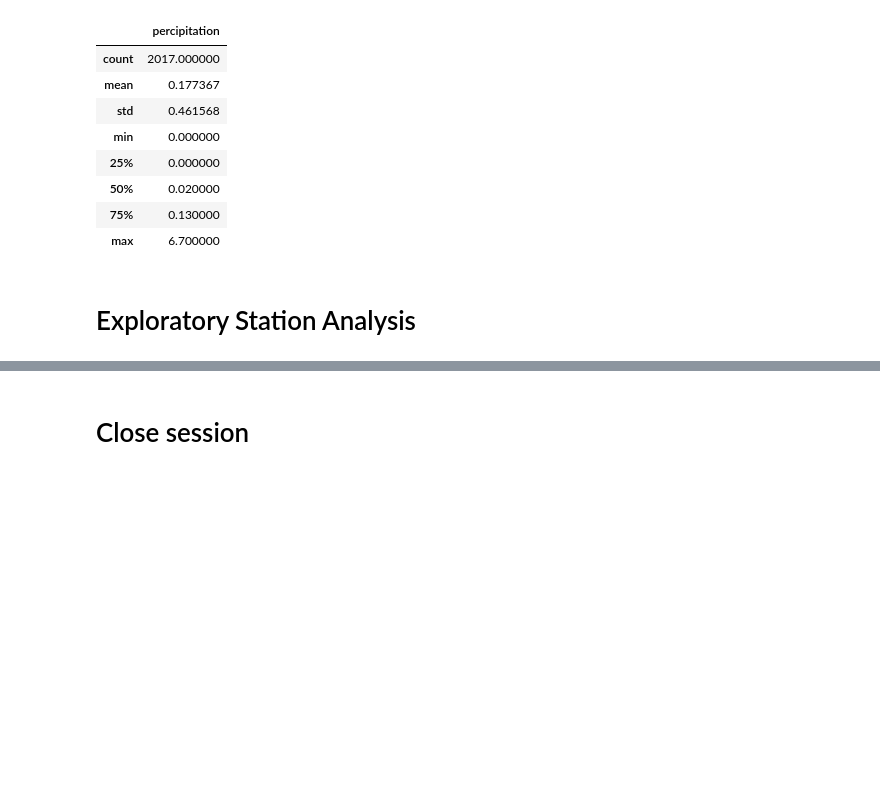
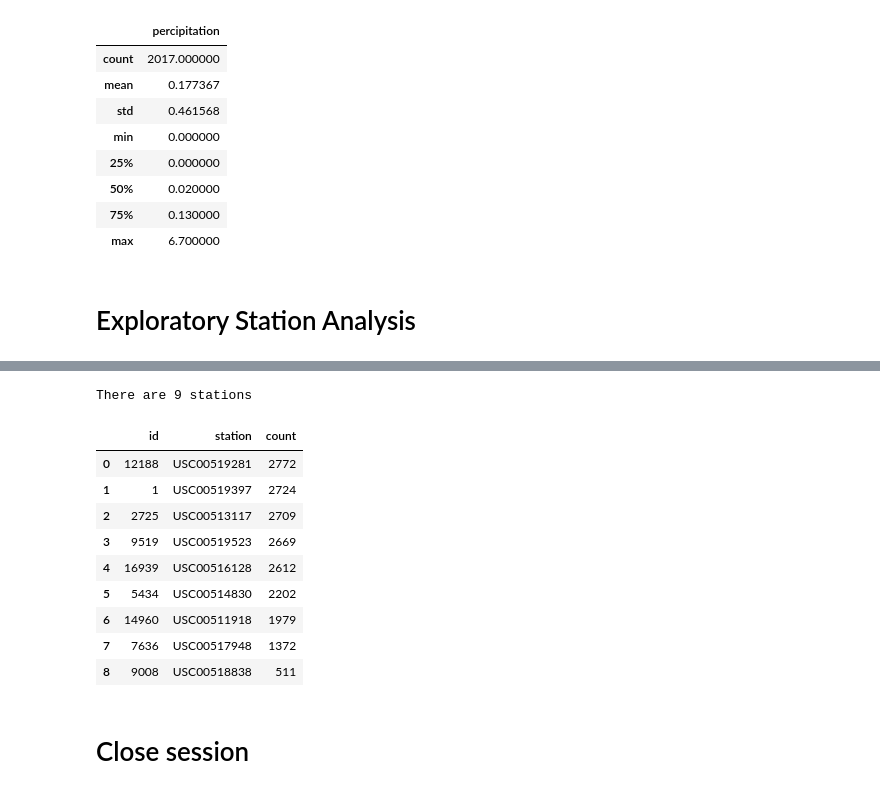
Before and after one commit to VincentGordon-Data-Analyst/sqlalchemy-challenge, a Jupyter notebook: SurfsUp/Instructions/climate_starter.ipynb, the cells around one changed output, grey strips where cells are left out. Drawn from its saved outputs; the diff is of its cells as text; code cells hidden in the pictures; blank space fills up the shorter version.

Commit message:
Created query for station analysis

```diff
--- a/SurfsUp/Instructions/climate_starter.ipynb
+++ b/SurfsUp/Instructions/climate_starter.ipynb
@@ -133,8 +135,29 @@ df.describe()
 # %%
 # Design a query to calculate the total number stations in the dataset
+station_count = session.query(Station.station).count()
+print(f"There are {station_count} stations")
+# %% [output]
+There are 9 stations
 # %%
 # Design a query to find the most active stations (i.e. what stations have the most rows?)
 # List the stations and the counts in descending order.
+session.query()
+
+query = "SELECT id, station, count(station) AS count FROM Measurement GROUP BY station ORDER BY count(staTion) DESC"
+
+df = pd.read_sql(query, conn)
+df
+# %% [output]
+|  | id | station | count |
+| 0 | 12188 | USC00519281 | 2772 |
+| 1 | 1 | USC00519397 | 2724 |
+| 2 | 2725 | USC00513117 | 2709 |
+| 3 | 9519 | USC00519523 | 2669 |
+| 4 | 16939 | USC00516128 | 2612 |
+| 5 | 5434 | USC00514830 | 2202 |
+| 6 | 14960 | USC00511918 | 1979 |
+| 7 | 7636 | USC00517948 | 1372 |
+| 8 | 9008 | USC00518838 | 511 |
 # %%
 # Using the most active station id from the previous query, calculate the lowest, highest, and average temperature.
 # %%
```
Also changed, not shown: parts of 4 cells of this notebook.
